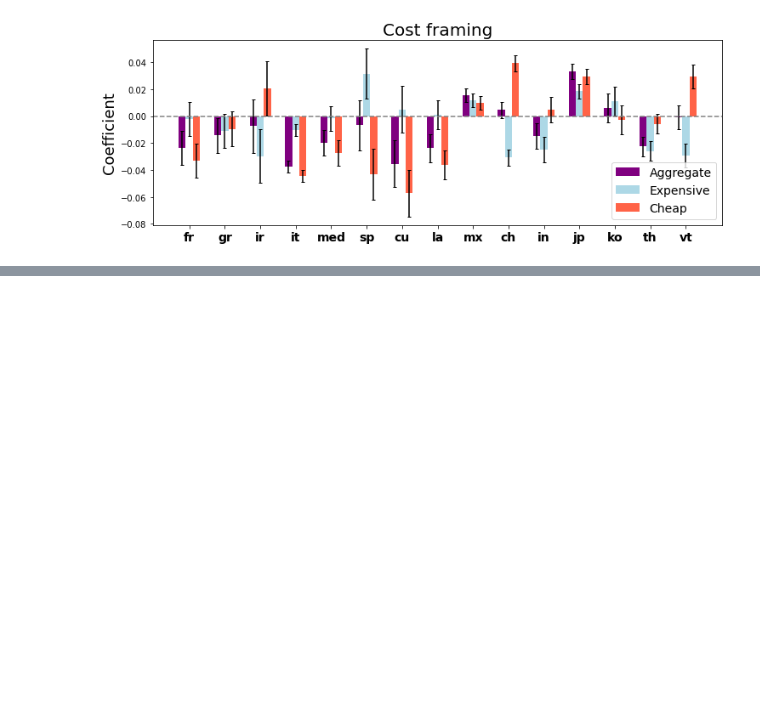
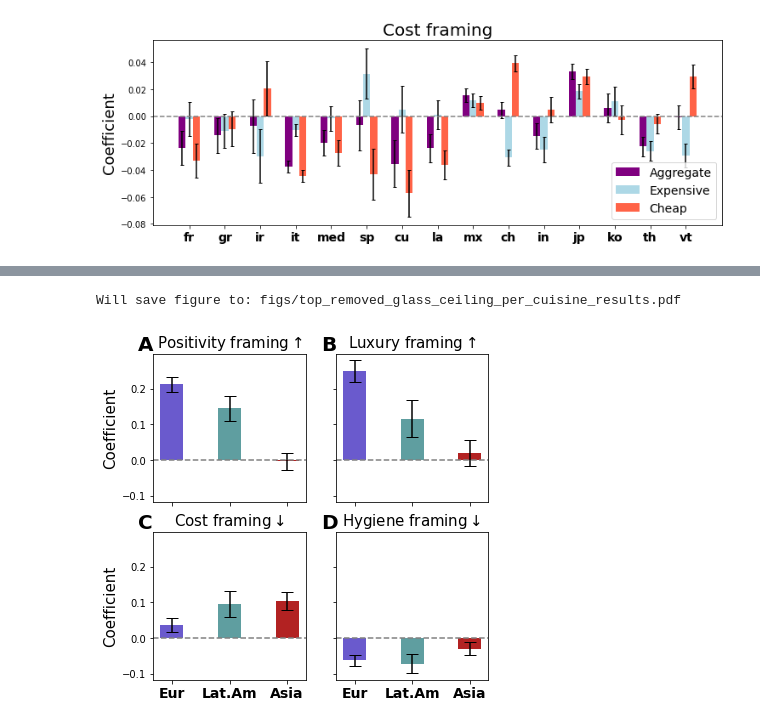
Before and after one commit to yiweiluo/immigrant-food-framing, a Jupyter notebook: 2_DATA_ANALYSIS/plotting.ipynb, the cells around one changed output, grey strips where cells are left out. Saved outputs shown, nothing was run; the diff lists cells and outputs as text; code cells hidden in the pictures; blank space fills up the shorter version.

```diff
--- a/2_DATA_ANALYSIS/plotting.ipynb
+++ b/2_DATA_ANALYSIS/plotting.ipynb
@@ -1856 +1850,64 @@ Saving subplot to: figs/glass_ceiling_per_cuisine_results_subplot3.pdf
+# %%
+# Study 2 glass ceiling top cuisine removed results
+
+fig_name = 'top_removed_glass_ceiling_per_cuisine_results' # set name without file extension
+assert type(fig_name) == str
+print("Will save figure to:", os.path.join(FIGURES_DIR, f"{fig_name}.pdf"))
+
+dep_vars_to_plot = ['filtered_liwc_posemo_agg_score',
+                    'luxury_words_agg_score',
+                    'cheapness_words_agg_score',
+                    'hygiene_words_agg_score']
+
+fig, axs = plt.subplots(2,2,figsize=(6,6),sharey=True,sharex=True)
+
+region_coeff_ticks = ['europe','latin_america','asia']
+pretty_region_coeff_ticks = ['Eur','Lat.Am','Asia']
+
+for ax_ix,dep_var in enumerate(dep_vars_to_plot):
+
+    # get results from .csvs
+    res = fetch_results(dep_var, 'biz_cuisine_region', glass_ceiling=True, top_removed=True)
+    covar_res = fetch_results(dep_var, 'biz_cuisine_region', covars=True, glass_ceiling=True, top_removed=True)
+    per_region_coeffs = get_abs_coeffs(res, ref='europe', per_cuisine=False)
+    per_region_errs = get_abs_errs(res, covar_res, ref='europe', per_cuisine=False)
+
+    # Overall parameters
+    ax = axs[int(ax_ix/2)][ax_ix%2]
+    ax.axhline(y=0, color="gray", linestyle="--")
+    ax.set_xticks(range(len(region_coeff_ticks)))
+    ax.set_xticklabels(pretty_region_coeff_ticks, fontweight='bold', fontsize=14)
+
+    # Plot coefficients
+    ax.bar(range(len(region_coeff_ticks)),
+           [per_region_coeffs[x] for x in region_coeff_ticks],
+           width=0.4,
+           yerr=[2*per_region_errs[x] for x in region_coeff_ticks],
+           capsize=6,
+           color=[cont2color[x] for x in region_coeff_ticks],
+           zorder=1)
+
+    # Add titles
+    if ax_ix < 2:
+        ax.set_title(f"{prettify_dep_var(dep_var)} framing"+r'$\uparrow$',fontsize=15)
+    else:
+        ax.set_title(f"{prettify_dep_var(dep_var)} framing"+r'$\downarrow$',fontsize=15)
+    ax.text(-0.1, 1.02, string.ascii_uppercase[ax_ix], transform=ax.transAxes,
+            size=20, weight='bold')
+
+    if ax_ix % 2 == 0:
+        ax.set_ylabel("Coefficient", fontsize=15)
+
+#     # Save just the portion _inside_ the second axis's boundaries
+#     extent = full_extent(ax).transformed(fig.dpi_scale_trans.inverted())
+#     # Alternatively,
+#     # extent = ax.get_tightbbox(fig.canvas.renderer).transformed(fig.dpi_scale_trans.inverted())
+#     print("Saving subplot to:", os.path.join(FIGURES_DIR, f"{fig_name}_subplot{ax_ix}.pdf"))
+#     fig.savefig(os.path.join(FIGURES_DIR, f"{fig_name}_subplot{ax_ix}.pdf"), bbox_inches=extent)
+
+plt.savefig(os.path.join(FIGURES_DIR, f"{fig_name}.pdf"),bbox_inches="tight")
+plt.show()
+# %% [output]
+Will save figure to: figs/top_removed_glass_ceiling_per_cuisine_results.pdf
+[figure, added]
 # %%
```
Also changed, not shown: parts of 27 cells of this notebook.
